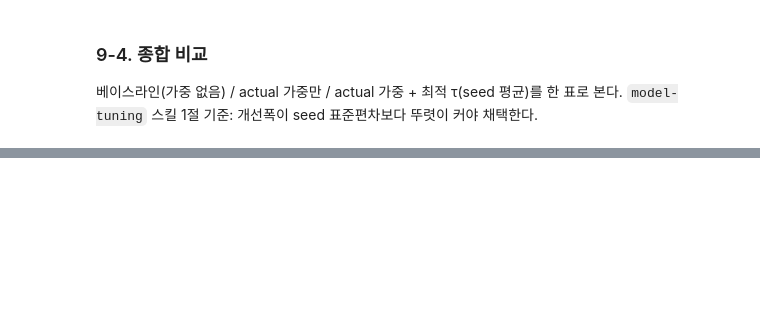
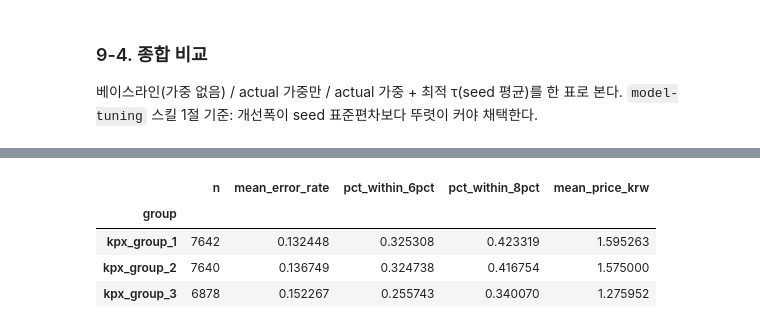
Before and after one commit to cms6090/wind_forecast, a Jupyter notebook: notebooks/05_tuning.ipynb, the cells around one changed output, grey strips where cells are left out. Cells and saved outputs as stored; diff of their text form; code cells hidden in the pictures; blank space fills up the shorter version.

```diff
--- a/notebooks/05_tuning.ipynb
+++ b/notebooks/05_tuning.ipynb
@@ -450,0 +742,15 @@ loss_comparison_df
+# %%
+group_summary = scored_df.groupby("group").agg(
+    n=("error_rate", "size"),
+    mean_error_rate=("error_rate", "mean"),
+    pct_within_6pct=("error_rate", lambda s: (s <= 0.06).mean()),
+    pct_within_8pct=("error_rate", lambda s: (s <= 0.08).mean()),
+    mean_price_krw=("price_krw", "mean"),
+)
+group_summary
+# %% [output]
+|  | n | mean_error_rate | pct_within_6pct | pct_within_8pct | mean_price_krw |
+| group |  |  |  |  |  |
+| kpx_group_1 | 7642 | 0.132448 | 0.325308 | 0.423319 | 1.595263 |
+| kpx_group_2 | 7640 | 0.136749 | 0.324738 | 0.416754 | 1.575000 |
+| kpx_group_3 | 6878 | 0.152267 | 0.255743 | 0.340070 | 1.275952 |
```
Also changed, not shown: parts of 34 cells of this notebook, 2 other files.
